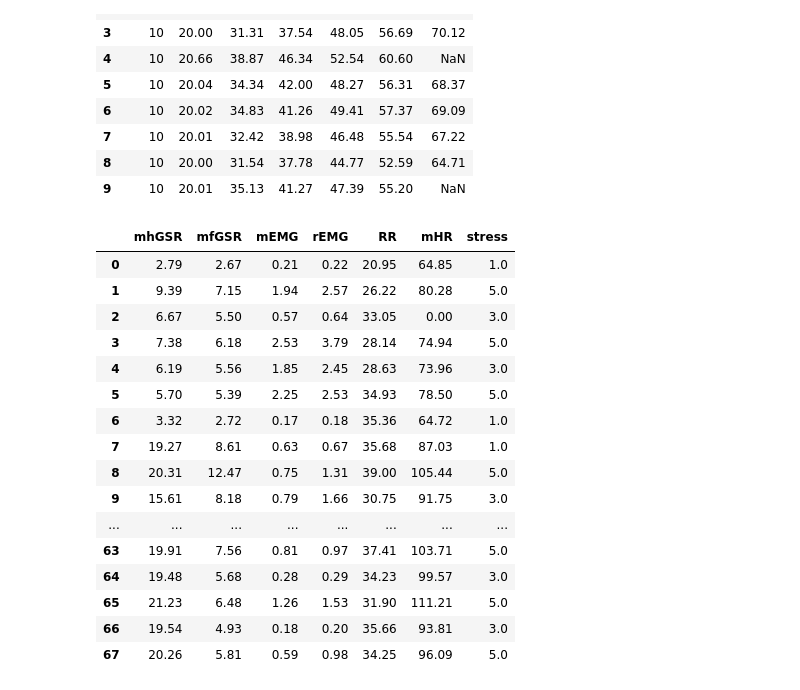
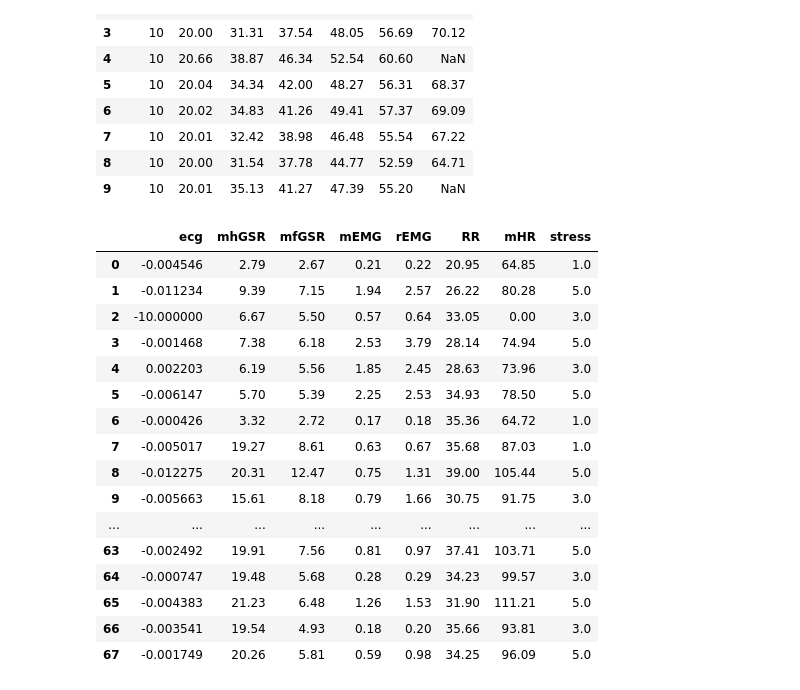
Before and after one commit to Applied-Machine-Learning-2022/final-project-stay-hard-uk, a Jupyter notebook: automobile_stress.ipynb, the cells around one changed output. Drawn from its saved outputs; the diff is of its cells as text; code cells hidden in the pictures.

```diff
--- a/automobile_stress.ipynb
+++ b/automobile_stress.ipynb
@@ -210,6 +212,9 @@ def smaple_data(Drive_num, sample_time):
     loc_start = int(sample_time * 15.5 * 60)
     # print("         ", Drive_num + 1, loc_start)
     loc_end = int(loc_start + 60 * 15.5)
+    # ecg_data
+    ecg_data = round(sum(signal[Drive_num].T[0][loc_start:loc_end])/(60 * 15.5), 7)
+    result_list.append(ecg_data)
     # mhGSR_data
     mhGSR_data = round(sum(signal[Drive_num].T[3][loc_start:loc_end])/(60 * 15.5), 2)
     result_list.append(mhGSR_data)
@@ -231,7 +236,7 @@ def smaple_data(Drive_num, sample_time):
     result_list.append(mHR_data)
     return result_list
 # %%
-df = pd.DataFrame(columns=['mhGSR', 'mfGSR', 'mEMG', 'rEMG', 'RR', 'mHR', 'stress'])
+df = pd.DataFrame(columns=['ecg', 'mhGSR', 'mfGSR', 'mEMG', 'rEMG', 'RR', 'mHR', 'stress'])
 for Drive_num in range(0,10):
     # 采样Rest1
     result = smaple_data(Drive_num, df_time_sample.loc[Drive_num, 'Rest1'])
@@ -239,47 +244,47 @@ for Drive_num in range(0,10):
     df.loc[len(df)] = result
     # 采样City1
     result = smaple_data(Drive_num, df_time_sample.loc[Drive_num, 'City1'])
     result.append(5)
     df.loc[len(df)] = result
     # 采样Hwy1
     result = smaple_data(Drive_num, df_time_sample.loc[Drive_num, 'Hwy1'])
     result.append(3)
     df.loc[len(df)] = result
     # 采样City2
     result = smaple_data(Drive_num, df_time_sample.loc[Drive_num, 'City2'])
     result.append(5)
     df.loc[len(df)] = result
     # 采样Hwy2
     result = smaple_data(Drive_num, df_time_sample.loc[Drive_num, 'Hwy2'])
     result.append(3)
     df.loc[len(df)] = result
     result = smaple_data(Drive_num, df_time_sample.loc[Drive_num, 'City3'])
     result.append(5)
     df.loc[len(df)] = result
     # 采样Rest2
     if((Drive_num == 4) or (Drive_num == 9)):
         continue
     result = smaple_data(Drive_num, df_time_sample.loc[Drive_num, 'Rest2'])
     result.append(1)
     df.loc[len(df)] = result
 
 pd.set_option('display.max_rows', None)
 df
 # %% [output]
-|  | mhGSR | mfGSR | mEMG | rEMG | RR | mHR | stress |
-| 0 | 2.79 | 2.67 | 0.21 | 0.22 | 20.95 | 64.85 | 1.0 |
-| 1 | 9.39 | 7.15 | 1.94 | 2.57 | 26.22 | 80.28 | 5.0 |
-| 2 | 6.67 | 5.50 | 0.57 | 0.64 | 33.05 | 0.00 | 3.0 |
-| 3 | 7.38 | 6.18 | 2.53 | 3.79 | 28.14 | 74.94 | 5.0 |
-| 4 | 6.19 | 5.56 | 1.85 | 2.45 | 28.63 | 73.96 | 3.0 |
-| 5 | 5.70 | 5.39 | 2.25 | 2.53 | 34.93 | 78.50 | 5.0 |
-| 6 | 3.32 | 2.72 | 0.17 | 0.18 | 35.36 | 64.72 | 1.0 |
-| 7 | 19.27 | 8.61 | 0.63 | 0.67 | 35.68 | 87.03 | 1.0 |
-| 8 | 20.31 | 12.47 | 0.75 | 1.31 | 39.00 | 105.44 | 5.0 |
-| 9 | 15.61 | 8.18 | 0.79 | 1.66 | 30.75 | 91.75 | 3.0 |
-| ... | ... | ... | ... | ... | ... | ... | ... |
-| 63 | 19.91 | 7.56 | 0.81 | 0.97 | 37.41 | 103.71 | 5.0 |
-| 64 | 19.48 | 5.68 | 0.28 | 0.29 | 34.23 | 99.57 | 3.0 |
-| 65 | 21.23 | 6.48 | 1.26 | 1.53 | 31.90 | 111.21 | 5.0 |
-| 66 | 19.54 | 4.93 | 0.18 | 0.20 | 35.66 | 93.81 | 3.0 |
-| 67 | 20.26 | 5.81 | 0.59 | 0.98 | 34.25 | 96.09 | 5.0 |
+|  | ecg | mhGSR | mfGSR | mEMG | rEMG | RR | mHR | stress |
+| 0 | -0.004546 | 2.79 | 2.67 | 0.21 | 0.22 | 20.95 | 64.85 | 1.0 |
+| 1 | -0.011234 | 9.39 | 7.15 | 1.94 | 2.57 | 26.22 | 80.28 | 5.0 |
+| 2 | -10.000000 | 6.67 | 5.50 | 0.57 | 0.64 | 33.05 | 0.00 | 3.0 |
+| 3 | -0.001468 | 7.38 | 6.18 | 2.53 | 3.79 | 28.14 | 74.94 | 5.0 |
+| 4 | 0.002203 | 6.19 | 5.56 | 1.85 | 2.45 | 28.63 | 73.96 | 3.0 |
+| 5 | -0.006147 | 5.70 | 5.39 | 2.25 | 2.53 | 34.93 | 78.50 | 5.0 |
+| 6 | -0.000426 | 3.32 | 2.72 | 0.17 | 0.18 | 35.36 | 64.72 | 1.0 |
+| 7 | -0.005017 | 19.27 | 8.61 | 0.63 | 0.67 | 35.68 | 87.03 | 1.0 |
+| 8 | -0.012275 | 20.31 | 12.47 | 0.75 | 1.31 | 39.00 | 105.44 | 5.0 |
+| 9 | -0.005663 | 15.61 | 8.18 | 0.79 | 1.66 | 30.75 | 91.75 | 3.0 |
+| ... | ... | ... | ... | ... | ... | ... | ... | ... |
+| 63 | -0.002492 | 19.91 | 7.56 | 0.81 | 0.97 | 37.41 | 103.71 | 5.0 |
+| 64 | -0.000747 | 19.48 | 5.68 | 0.28 | 0.29 | 34.23 | 99.57 | 3.0 |
+| 65 | -0.004383 | 21.23 | 6.48 | 1.26 | 1.53 | 31.90 | 111.21 | 5.0 |
+| 66 | -0.003541 | 19.54 | 4.93 | 0.18 | 0.20 | 35.66 | 93.81 | 3.0 |
+| 67 | -0.001749 | 20.26 | 5.81 | 0.59 | 0.98 | 34.25 | 96.09 | 5.0 |
```
Also changed, not shown: parts of 17 cells of this notebook, 1 other file.
